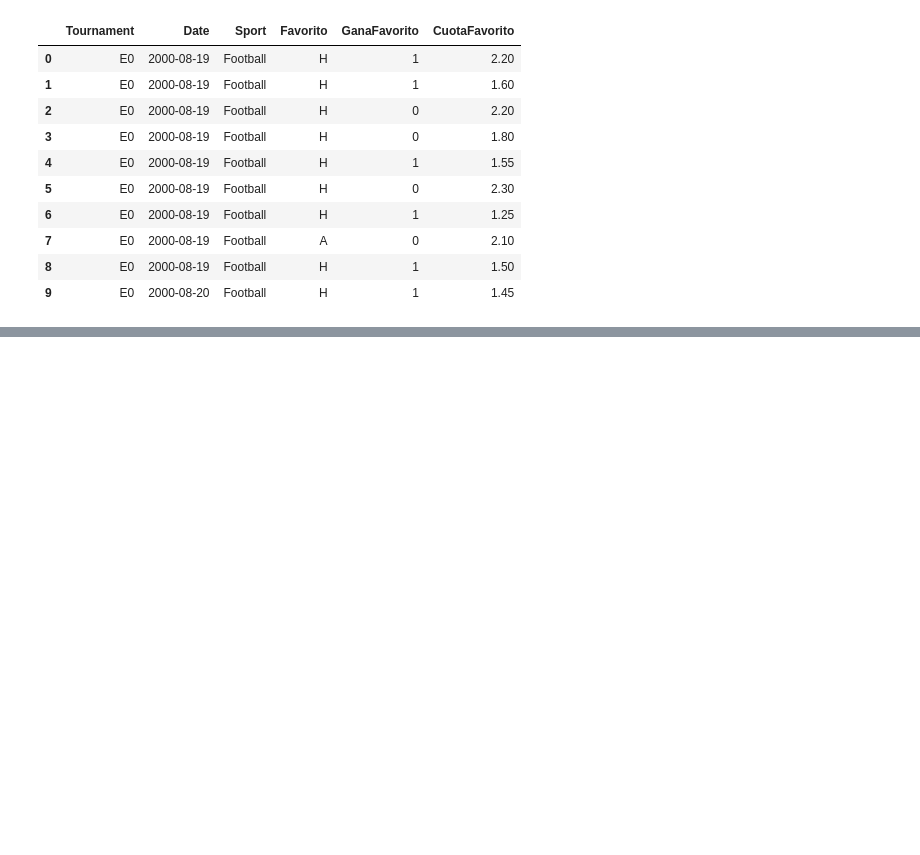
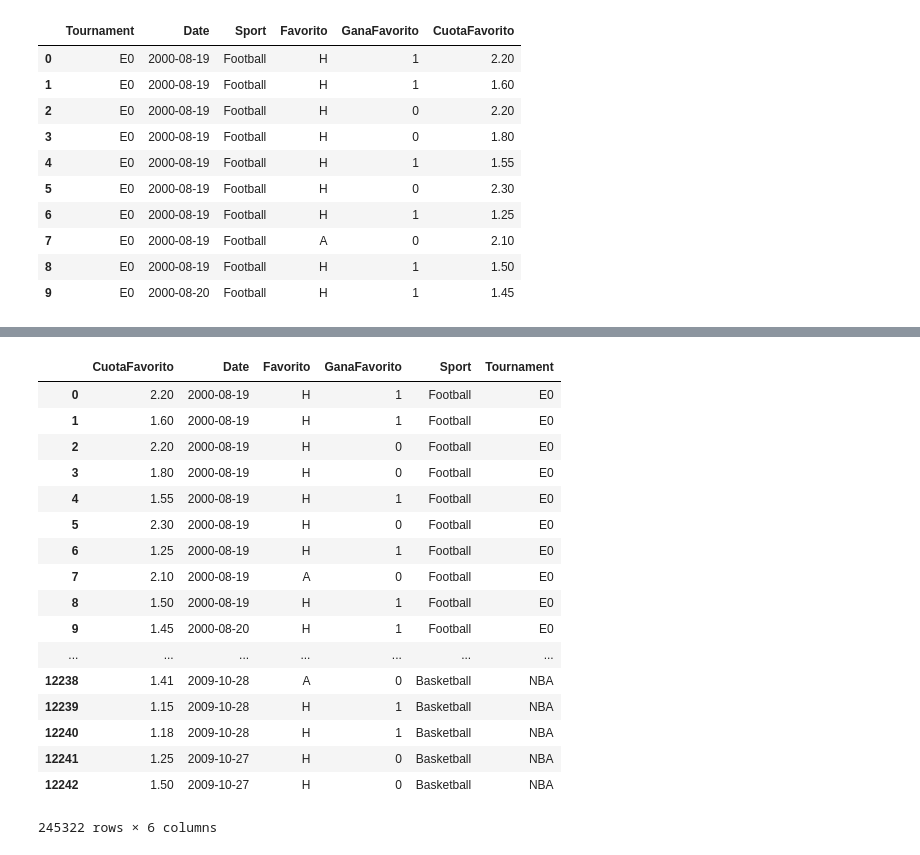
Before and after one commit to franciscojdiezc/TFM, a Jupyter notebook: 1. Procesado de datos.ipynb, the cells around one changed output, grey strips where cells are left out. Cells and saved outputs as stored; diff of their text form; code cells hidden in the pictures; blank space fills up the shorter version.

```diff
--- a/1. Procesado de datos.ipynb
+++ b/1. Procesado de datos.ipynb
@@ -363,0 +397,5 @@ UNIR LOS TRES
+# %%
+footballothers = footballothers.rename(columns={"Country":"Tournament"})
+# %%
+footballothers = footballothers[['Tournament','Date','Sport','Favorito','GanaFavorito','CuotaFavorito']]
+footballothers.head()
@@ -363,0 +409,25 @@ UNIR LOS TRES
+# %%
+dataframes = (football,footballothers,tennisall,basketball)
+# %%
+sports = pd.concat(dataframes)
+# %%
+sports
+# %% [output]
+|  | CuotaFavorito | Date | Favorito | GanaFavorito | Sport | Tournament |
+| 0 | 2.20 | 2000-08-19 | H | 1 | Football | E0 |
+| 1 | 1.60 | 2000-08-19 | H | 1 | Football | E0 |
+| 2 | 2.20 | 2000-08-19 | H | 0 | Football | E0 |
+| 3 | 1.80 | 2000-08-19 | H | 0 | Football | E0 |
+| 4 | 1.55 | 2000-08-19 | H | 1 | Football | E0 |
+| 5 | 2.30 | 2000-08-19 | H | 0 | Football | E0 |
+| 6 | 1.25 | 2000-08-19 | H | 1 | Football | E0 |
+| 7 | 2.10 | 2000-08-19 | A | 0 | Football | E0 |
+| 8 | 1.50 | 2000-08-19 | H | 1 | Football | E0 |
+| 9 | 1.45 | 2000-08-20 | H | 1 | Football | E0 |
+| ... | ... | ... | ... | ... | ... | ... |
+| 12238 | 1.41 | 2009-10-28 | A | 0 | Basketball | NBA |
+| 12239 | 1.15 | 2009-10-28 | H | 1 | Basketball | NBA |
+| 12240 | 1.18 | 2009-10-28 | H | 1 | Basketball | NBA |
+| 12241 | 1.25 | 2009-10-27 | H | 0 | Basketball | NBA |
+| 12242 | 1.50 | 2009-10-27 | H | 0 | Basketball | NBA |
+245322 rows × 6 columns
```
Also changed, not shown: parts of 15 cells of this notebook, 1 other file.
